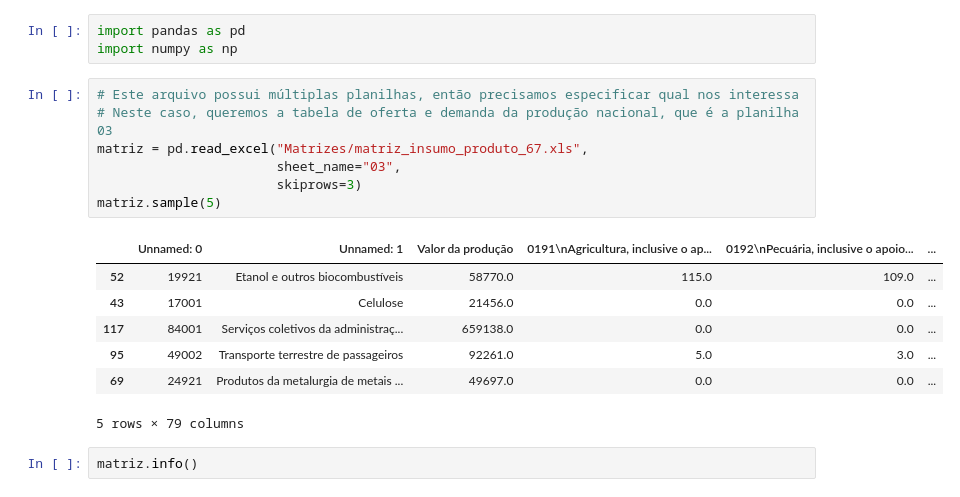
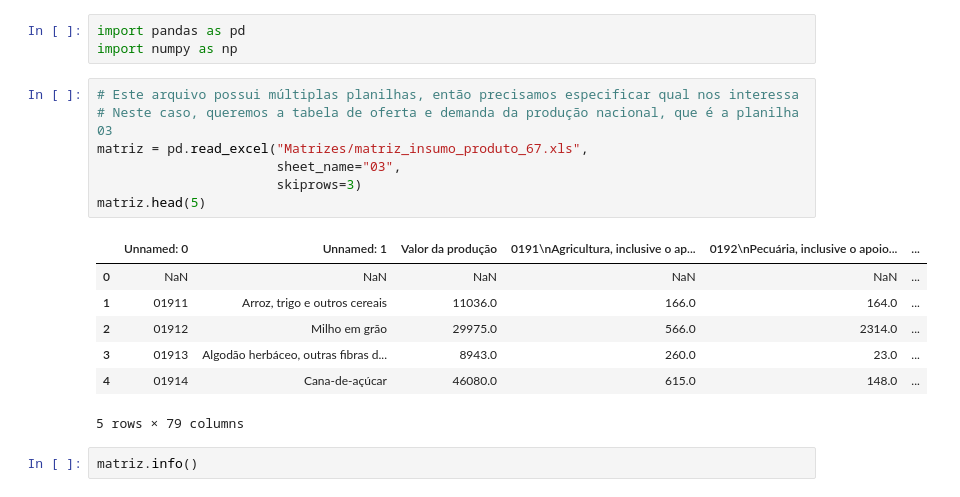
Before and after one commit to ArthurPavezzi-zz/analise-matriz-leontieff, a Jupyter notebook: analise.ipynb, the cells around one changed output. Cells and saved outputs as stored; diff of their text form.

```diff
--- a/analise.ipynb
+++ b/analise.ipynb
@@ -66,17 +66,17 @@ import numpy as np
 # %%
 # Este arquivo possui múltiplas planilhas, então precisamos especificar qual nos interessa
 # Neste caso, queremos a tabela de oferta e demanda da produção nacional, que é a planilha 03
 matriz = pd.read_excel("Matrizes/matriz_insumo_produto_67.xls",
                        sheet_name="03",
                        skiprows=3)
-matriz.sample(5)
+matriz.head(5)
 # %% [output]
 |  | Unnamed: 0 | Unnamed: 1 | Valor da produção | 0191\nAgricultura, inclusive o ap... | 0192\nPecuária, inclusive o apoio... | ... |
-| 52 | 19921 | Etanol e outros biocombustíveis | 58770.0 | 115.0 | 109.0 | ... |
-| 43 | 17001 | Celulose | 21456.0 | 0.0 | 0.0 | ... |
-| 117 | 84001 | Serviços coletivos da administraç... | 659138.0 | 0.0 | 0.0 | ... |
-| 95 | 49002 | Transporte terrestre de passageiros | 92261.0 | 5.0 | 3.0 | ... |
-| 69 | 24921 | Produtos da metalurgia de metais ... | 49697.0 | 0.0 | 0.0 | ... |
+| 0 | NaN | NaN | NaN | NaN | NaN | ... |
+| 1 | 01911 | Arroz, trigo e outros cereais | 11036.0 | 166.0 | 164.0 | ... |
+| 2 | 01912 | Milho em grão | 29975.0 | 566.0 | 2314.0 | ... |
+| 3 | 01913 | Algodão herbáceo, outras fibras d... | 8943.0 | 260.0 | 23.0 | ... |
+| 4 | 01914 | Cana-de-açúcar | 46080.0 | 615.0 | 148.0 | ... |
 5 rows × 79 columns
 # %%
 matriz.info()
```
Also changed, not shown: parts of 7 cells of this notebook.
